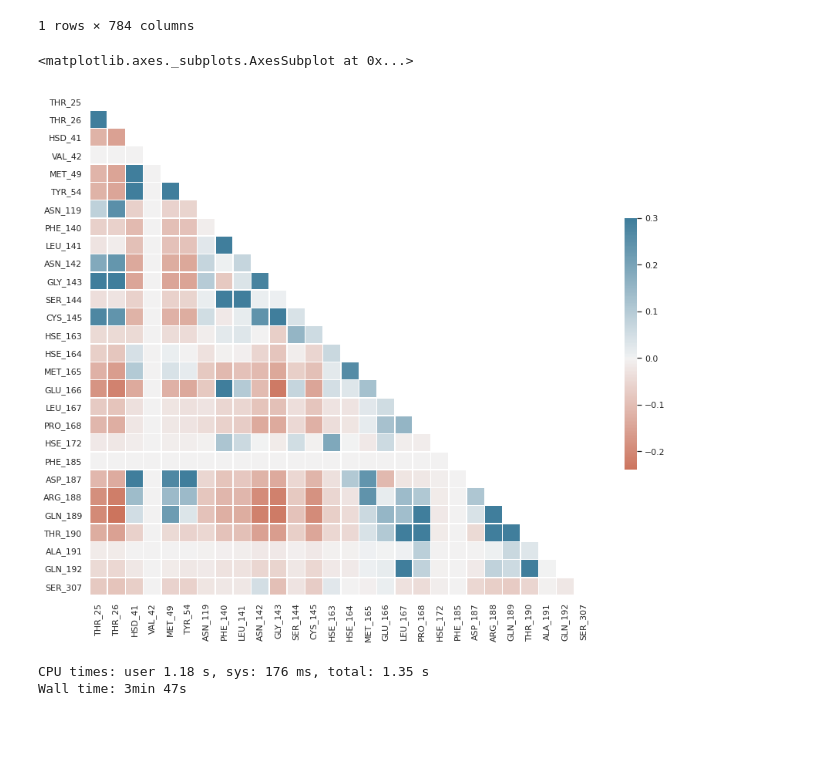
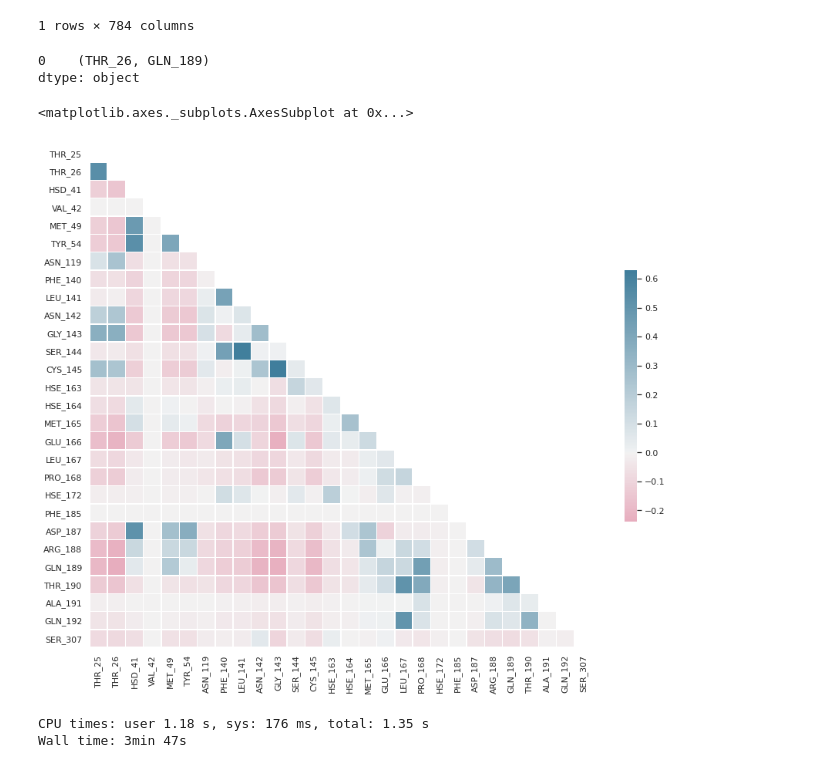
Before and after one commit to jglaser/gigadocking_notebooks, a Jupyter notebook: Gigadocking.ipynb, the cells around one changed output. Cells and saved outputs as stored; diff of their text form; code cells hidden in the pictures; blank space fills up the shorter version.

```diff
--- a/Gigadocking.ipynb
+++ b/Gigadocking.ipynb
@@ -177,18 +177,23 @@ df_corr
 corr = df_corr.transpose()
 corr = corr.set_index(pd.MultiIndex.from_product([columns,columns]))#, names=["i", "j"]))
 corr = corr[0].unstack().reindex(columns)[columns]
+# %%
+df_corr.transpose().set_index(pd.MultiIndex.from_product([columns,columns])).idxmin()
+# %% [output]
+0    (THR_26, GLN_189)
+dtype: object
 # %%
 import seaborn as sns
 import matplotlib.pyplot as plt
 sns.set_theme(style="white")
 f, ax = plt.subplots(figsize=(15, 12))
-cmap = sns.diverging_palette(20, 230, as_cmap=True)
+cmap = sns.diverging_palette(0, 230, as_cmap=True)
 mask = np.triu(np.ones_like(corr, dtype=bool))
-sns.heatmap(corr, mask=mask, cmap=cmap, vmax=.3, center=0,
+sns.heatmap(corr, mask=mask, cmap=cmap, center=0,
             square=True, linewidths=.5, cbar_kws={"shrink": .5})
 # %% [output]
 <matplotlib.axes._subplots.AxesSubplot at 0x...>
-[figure, old version]
+[figure, new version]
 # %%
 %%time
 q = "SELECT " + ", ".join(['CORR({}_PB,{}_PB)'.format(ci,cj) for ci in columns for cj in columns]) + \
```
